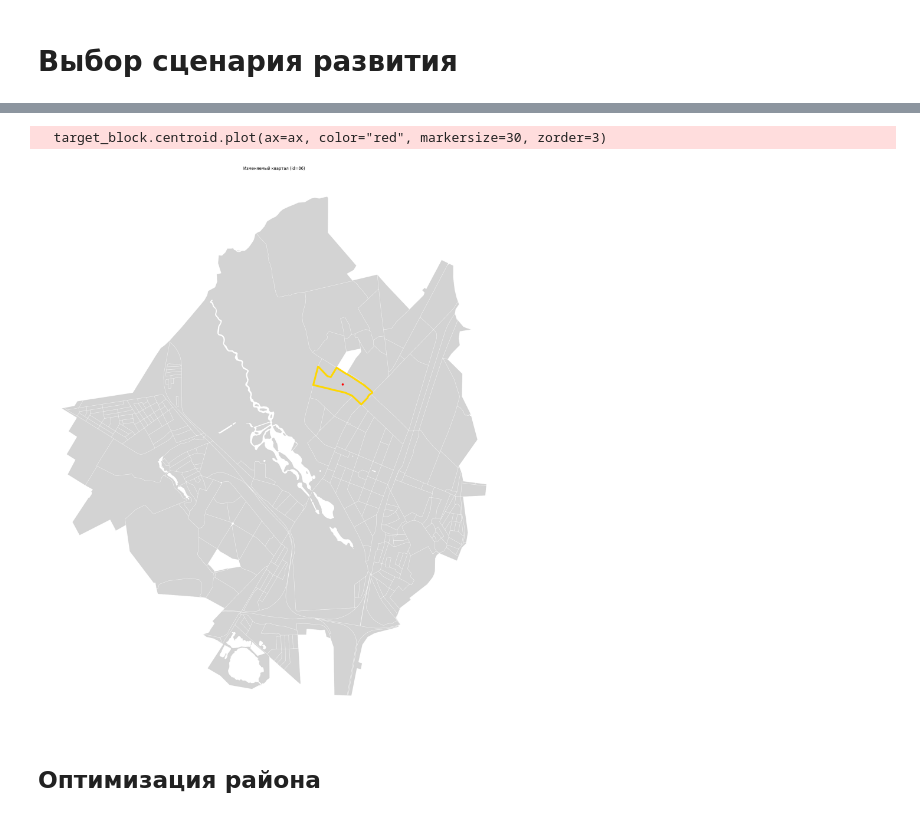
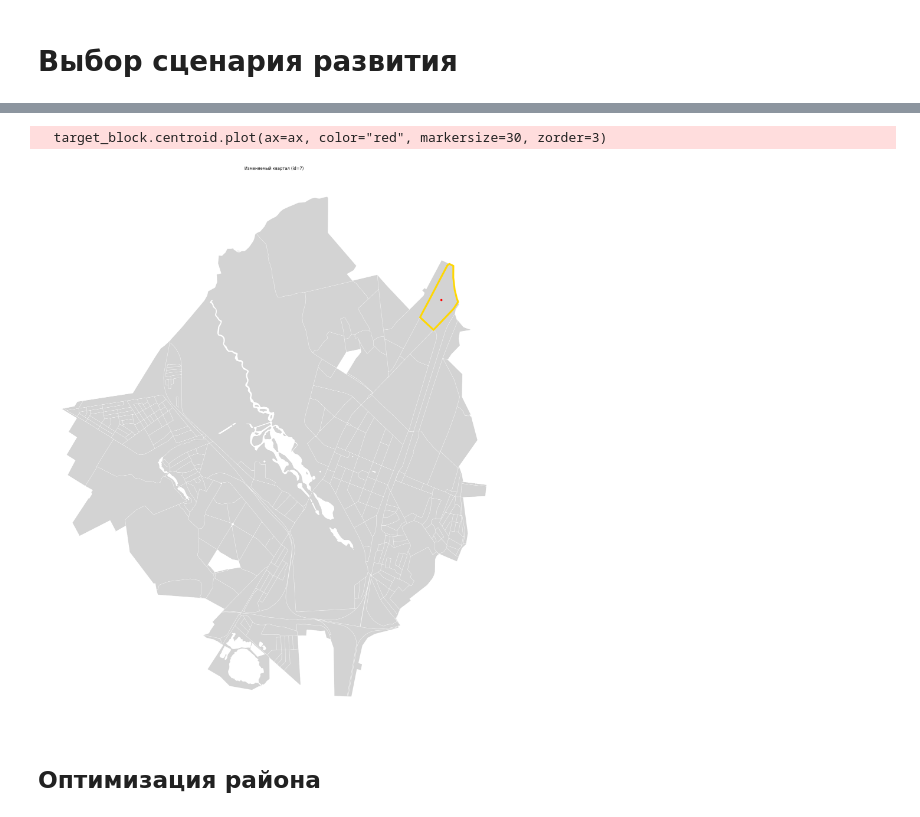
Before and after one commit to Mvin8/Urbanomy, a Jupyter notebook: examples/gatchina_scenarios.ipynb, the cells around one changed output, grey strips where cells are left out. Saved outputs shown, nothing was run; the diff lists cells and outputs as text; code cells hidden in the pictures.

```diff
--- a/examples/gatchina_scenarios.ipynb
+++ b/examples/gatchina_scenarios.ipynb
@@ -200,20 +202,20 @@ target_id = 86
 # %%
 import matplotlib.pyplot as plt
 
-target_id = 86
+target_id = 7
 target_block = blocks_clean.loc[blocks_clean["id"] == target_id]
 
 fig, ax = plt.subplots(figsize=(25, 35))
 blocks_clean.plot(ax=ax, color="lightgrey", edgecolor="white", linewidth=0.6)
 target_block.plot(ax=ax, color="none", edgecolor="gold", linewidth=5.5)
 target_block.centroid.plot(ax=ax, color="red", markersize=30, zorder=3)
 
 ax.set_title(f"Изменяемый квартал (id={target_id})")
 ax.axis("off")
 plt.show()
 # %% [output]
   target_block.centroid.plot(ax=ax, color="red", markersize=30, zorder=3)
-[figure, old version]
+[figure, new version]
 # %%
 # blocks_after.to_file('./data/test/gatchina_RESIDENTIAL.geojson', driver='GeoJSON')
 # %% [markdown]
```
Also changed, not shown: parts of 8 cells of this notebook, 1 other file.
